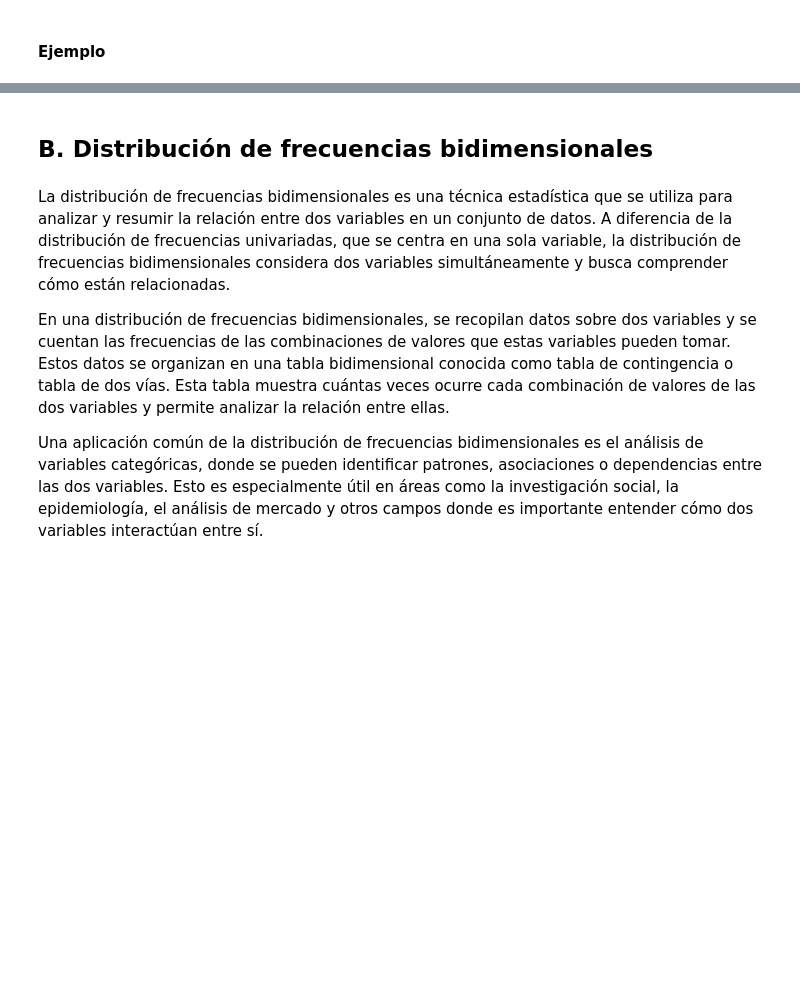
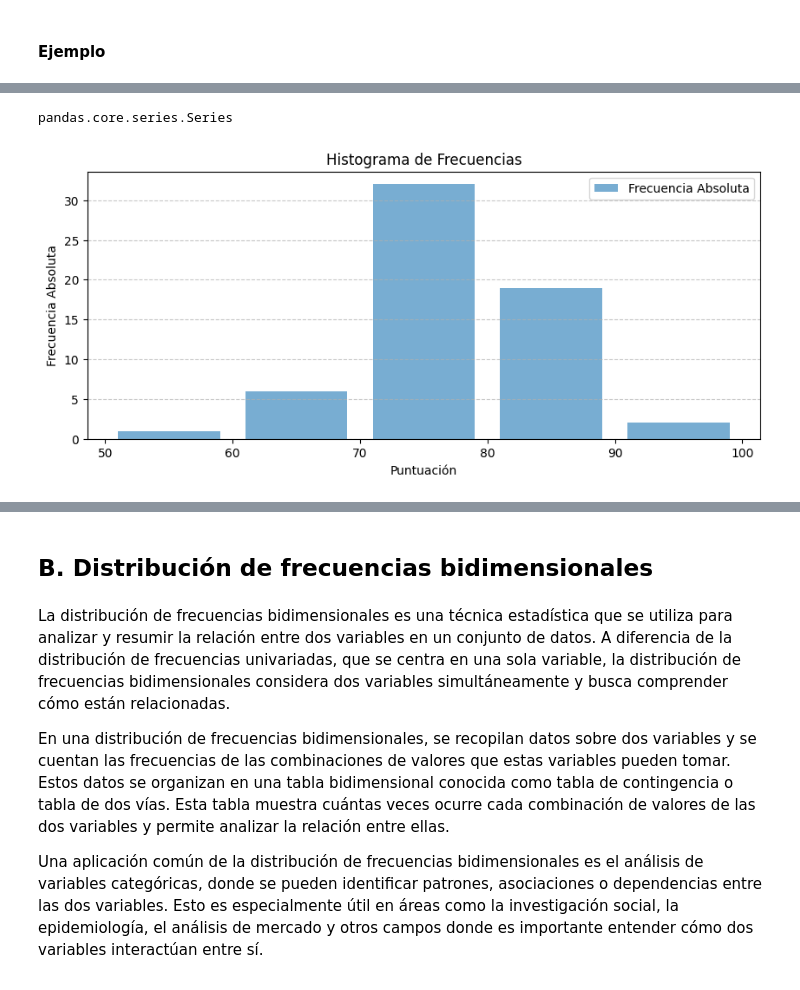
Before and after one commit to ajrianop/Estadistica_Descriptiva_y_Python_UD, a Jupyter notebook: 03_Distribucion_de_frecuencias.ipynb, the cells around one changed output, grey strips where cells are left out. Cells and saved outputs as stored; diff of their text form; code cells hidden in the pictures; blank space fills up the shorter version.

```diff
--- a/03_Distribucion_de_frecuencias.ipynb
+++ b/03_Distribucion_de_frecuencias.ipynb
@@ -337,0 +641,24 @@ Con los puntos medios de cada intervalo se genera otra columna, esta columna se
+# %%
+type(tabla_frecuencias['Intervalo de Puntuación'])
+# %% [output]
+pandas.core.series.Series
+# %%
+import matplotlib.pyplot as plt
+
+#Datos de la tabla de distribución de frecuencias
+intervalos = tabla_frecuencias['Intervalo de Puntuación'].to_list()
+frecuencia_absoluta = tabla_frecuencias['Frecuencia Absoluta'].to_list()
+marca_de_clase = tabla_frecuencias['Marca de Clase'].to_list()
+frecuencia_relativa = tabla_frecuencias['Frecuencia Relativa'].to_list()
+# %%
+# Crear el histograma de frecuencias
+plt.figure(figsize=(10, 4))
+plt.bar(marca_de_clase, frecuencia_absoluta, width=8, alpha=0.6, align='center', label='Frecuencia Absoluta')
+plt.xlabel('Puntuación')
+plt.ylabel('Frecuencia Absoluta')
+plt.title('Histograma de Frecuencias')
+plt.legend()
+plt.grid(axis='y', linestyle='--', alpha=0.7)
+plt.show()
+# %% [output]
+[figure, added]
```
Also changed, not shown: parts of 36 cells of this notebook.
